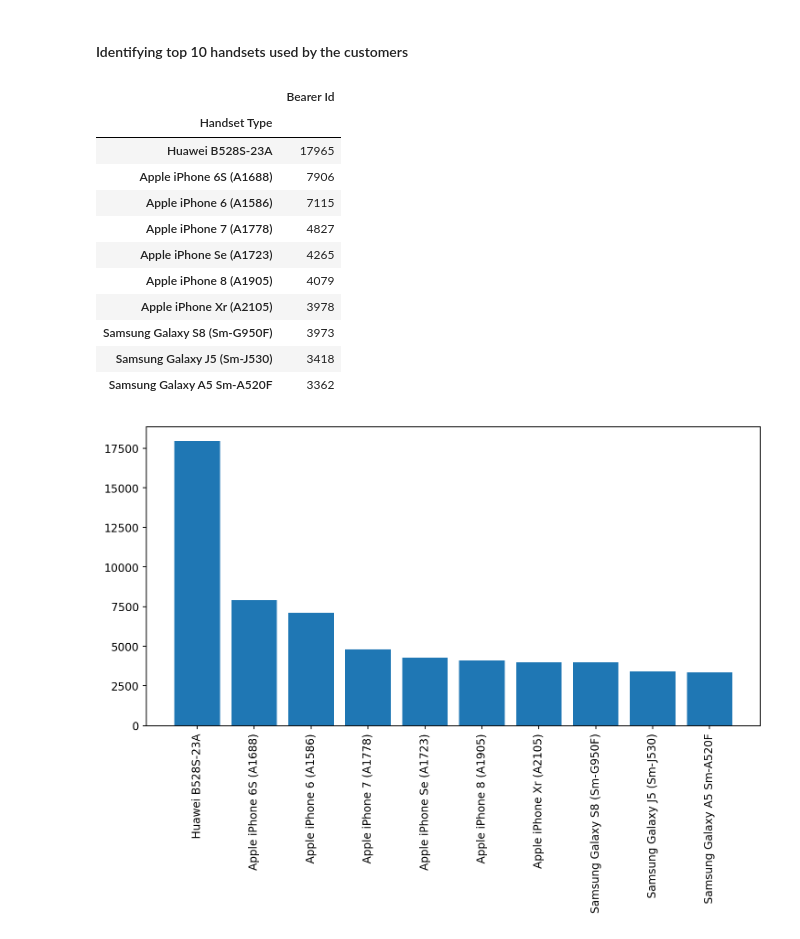
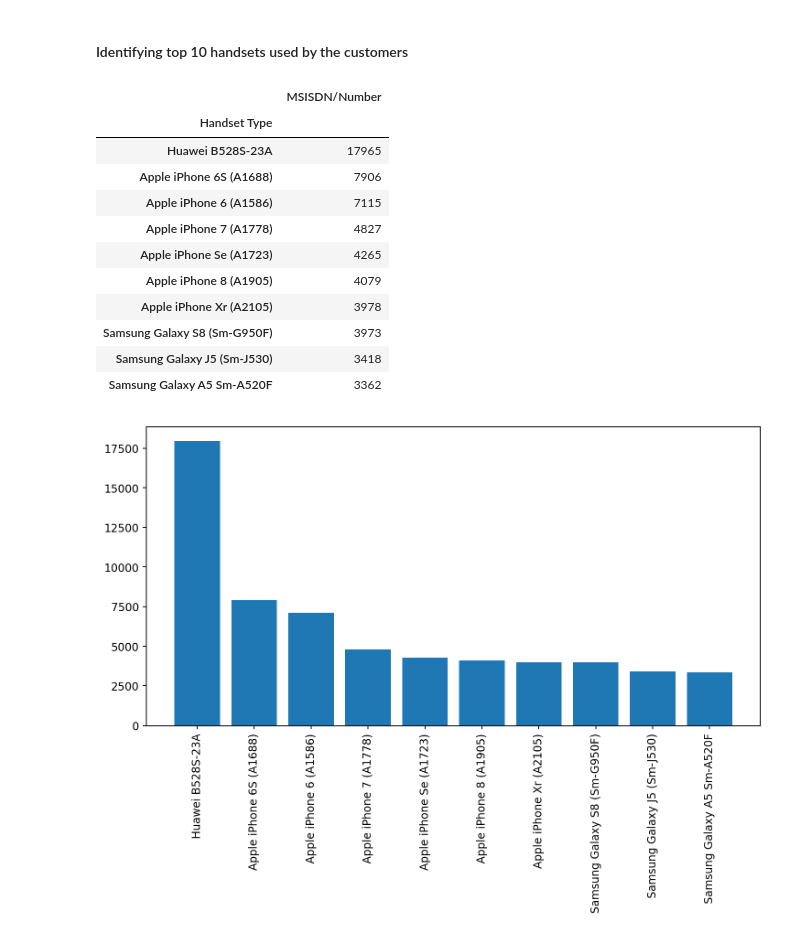
Before and after one commit to KutashiMA/Telecom_User_Analytics, a Jupyter notebook: User_Analytics.ipynb, the cells around one changed output. Cells and saved outputs as stored; diff of their text form; code cells hidden in the pictures.

```diff
--- a/User_Analytics.ipynb
+++ b/User_Analytics.ipynb
@@ -335,10 +422,10 @@ df_pp.shape
 # %% [markdown]
 #### Identifying top 10 handsets used by the customers
 # %%
-top_handsets = df_pp.groupby('Handset Type').agg({'Bearer Id': 'count'}).sort_values(by='Bearer Id', ascending=False)[:10]
+top_handsets = df_pp.groupby('Handset Type').agg({'MSISDN/Number': 'count'}).sort_values(by='MSISDN/Number', ascending=False)[:10]
 top_handsets
 # %% [output]
-|  | Bearer Id |
+|  | MSISDN/Number |
 | Handset Type |  |
 | Huawei B528S-23A | 17965 |
 | Apple iPhone 6S (A1688) | 7906 |
```
Also changed, not shown: parts of 44 cells of this notebook.
